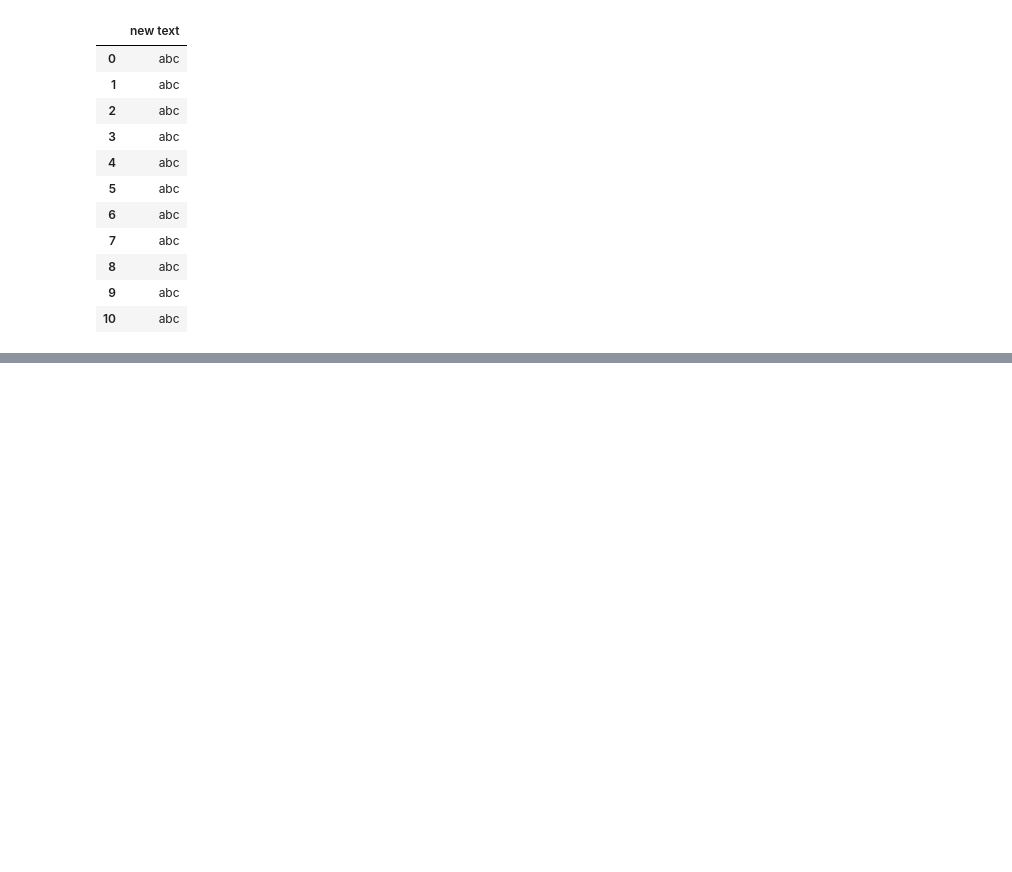
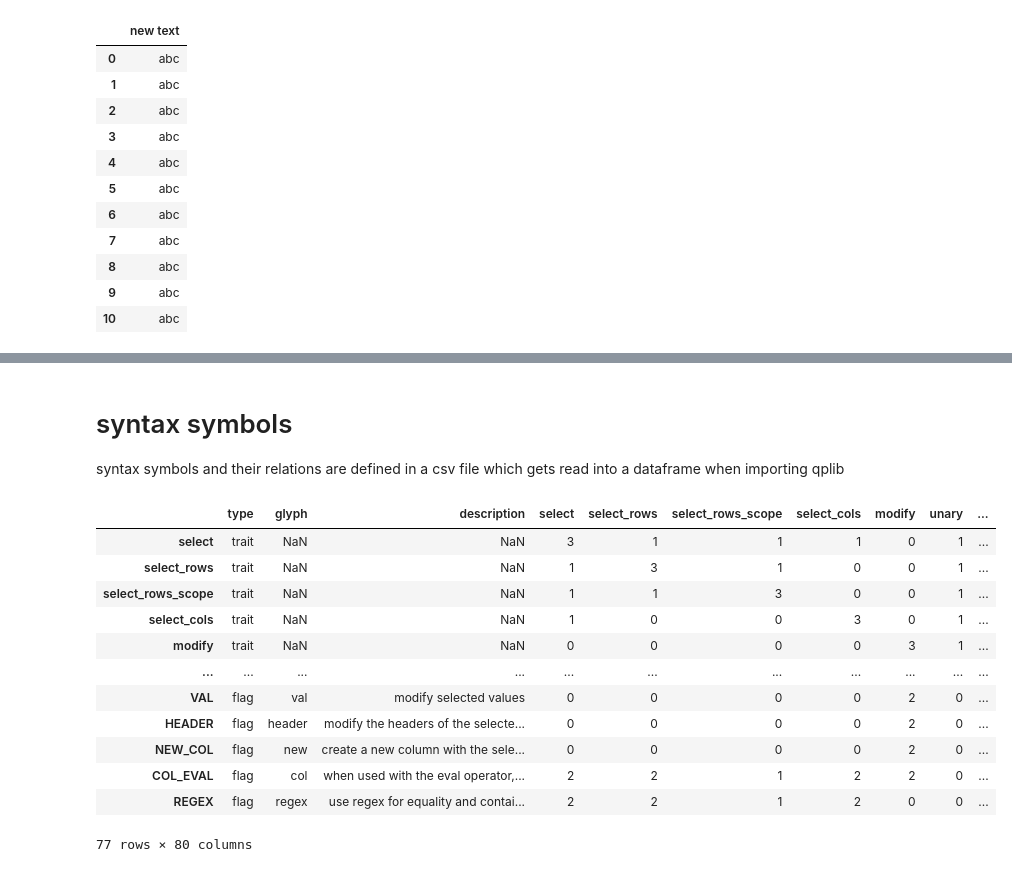
Before and after one commit to MartinVoelkl94/qplib_dev, a Jupyter notebook: interactive_demo.ipynb, the cells around one changed output, grey strips where cells are left out. Saved outputs shown, nothing was run; the diff lists cells and outputs as text; code cells hidden in the pictures; blank space fills up the shorter version.

```diff
--- a/interactive_demo.ipynb
+++ b/interactive_demo.ipynb
@@ -673,0 +785,22 @@ df.q('$new=abc  $header=new text')
+# %% [markdown]
+# syntax symbols
+
+syntax symbols and their relations are defined in a csv file which gets read into a dataframe when importing qplib
+# %%
+#all syntax symbols (and their traits):
+syms = qp.qlang.SYMBOLS
+syms
+# %% [output]
+|  | type | glyph | description | select | select_rows | select_rows_scope | select_cols | modify | unary | ... |
+| select | trait | NaN | NaN | 3 | 1 | 1 | 1 | 0 | 1 | ... |
+| select_rows | trait | NaN | NaN | 1 | 3 | 1 | 0 | 0 | 1 | ... |
+| select_rows_scope | trait | NaN | NaN | 1 | 1 | 3 | 0 | 0 | 1 | ... |
+| select_cols | trait | NaN | NaN | 1 | 0 | 0 | 3 | 0 | 1 | ... |
+| modify | trait | NaN | NaN | 0 | 0 | 0 | 0 | 3 | 1 | ... |
+| ... | ... | ... | ... | ... | ... | ... | ... | ... | ... | ... |
+| VAL | flag | val | modify selected values | 0 | 0 | 0 | 0 | 2 | 0 | ... |
+| HEADER | flag | header | modify the headers of the selecte... | 0 | 0 | 0 | 0 | 2 | 0 | ... |
+| NEW_COL | flag | new | create a new column with the sele... | 0 | 0 | 0 | 0 | 2 | 0 | ... |
+| COL_EVAL | flag | col | when used with the eval operator,... | 2 | 2 | 1 | 2 | 2 | 0 | ... |
+| REGEX | flag | regex | use regex for equality and contai... | 2 | 2 | 1 | 2 | 0 | 0 | ... |
+77 rows × 80 columns
```
Also changed, not shown: parts of 14 cells of this notebook.
